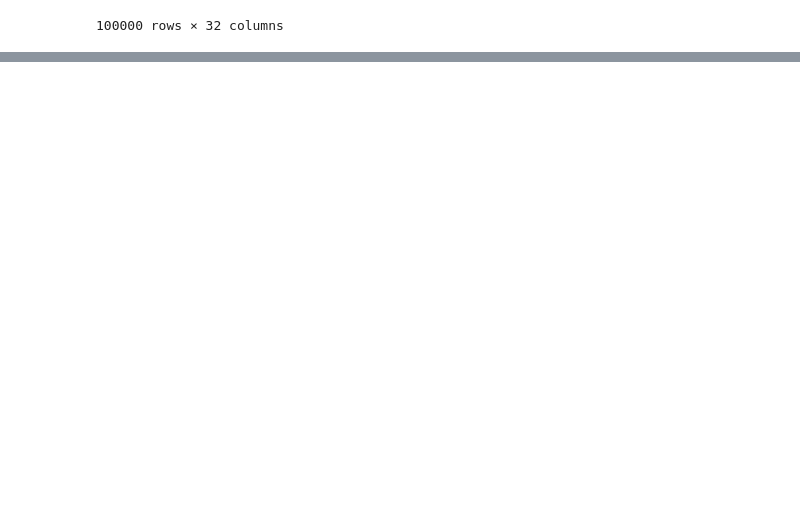
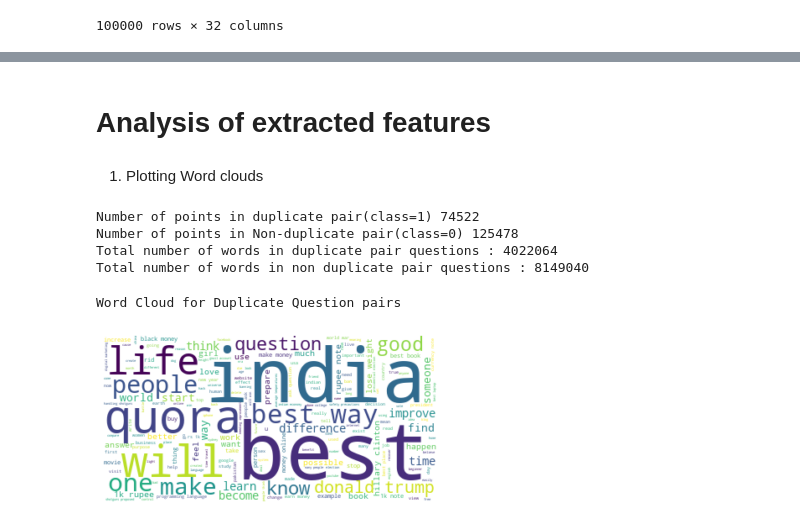
Before and after one commit to harshyadav1508/QuoraQuestionPairSimilarity, a Jupyter notebook: 2datapreprocessing.ipynb, the cells around one changed output, grey strips where cells are left out. Saved outputs shown, nothing was run; the diff lists cells and outputs as text; code cells hidden in the pictures; blank space fills up the shorter version.

```diff
--- a/2datapreprocessing.ipynb
+++ b/2datapreprocessing.ipynb
@@ -318,0 +340,38 @@ df
+# %% [markdown]
+# Analysis of extracted features
+# %% [markdown]
+1. Plotting Word clouds
+# %%
+df_dup=df1[df1['is_duplicate']==1]
+df_nondup=df1[df1['is_duplicate']==0]
+
+p=np.dstack([df_dup["question1"],df_dup["question2"]]).flatten()
+n=np.dstack([df_nondup["question1"],df_nondup["question2"]]).flatten()
+
+print('Number of points in duplicate pair(class=1) {}'.format(len(p)))
+print('Number of points in Non-duplicate pair(class=0) {}'.format(len(n)))
+
+np.savetxt('train_p.txt',p,delimiter=' ', fmt='%s')
+np.savetxt('train_n.txt',n,delimiter=' ', fmt='%s')
+
+stopwords = set(STOPWORDS)
+textp_w = open('train_p.txt').read()
+textn_w = open('train_n.txt').read()
+
+print ("Total number of words in duplicate pair questions :",len(textp_w))
+print ("Total number of words in non duplicate pair questions :",len(textn_w))
+# %% [output]
+Number of points in duplicate pair(class=1) 74522
+Number of points in Non-duplicate pair(class=0) 125478
+Total number of words in duplicate pair questions : 4022064
+Total number of words in non duplicate pair questions : 8149040
+# %%
+wc = WordCloud(background_color="white", max_words=len(textp_w), stopwords=stopwords)
+wc.generate(textp_w)
+print ("Word Cloud for Duplicate Question pairs")
+plt.imshow(wc, interpolation='bilinear')
+plt.axis("off")
+plt.show()
+# %% [output]
+Word Cloud for Duplicate Question pairs
+[figure, added]
```
Also changed, not shown: parts of 10 cells of this notebook.
